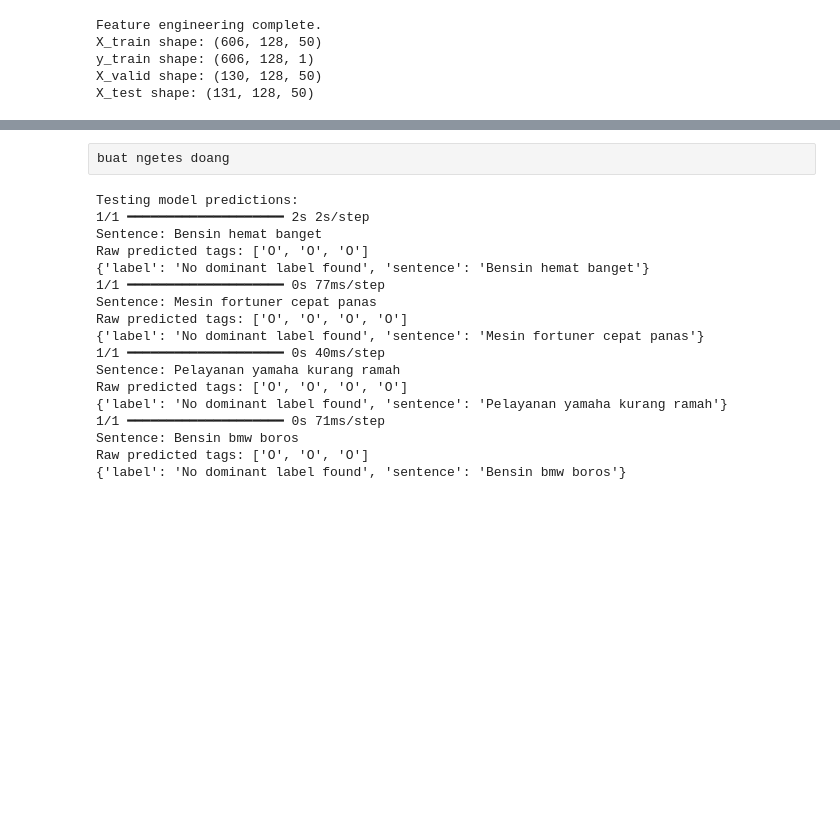
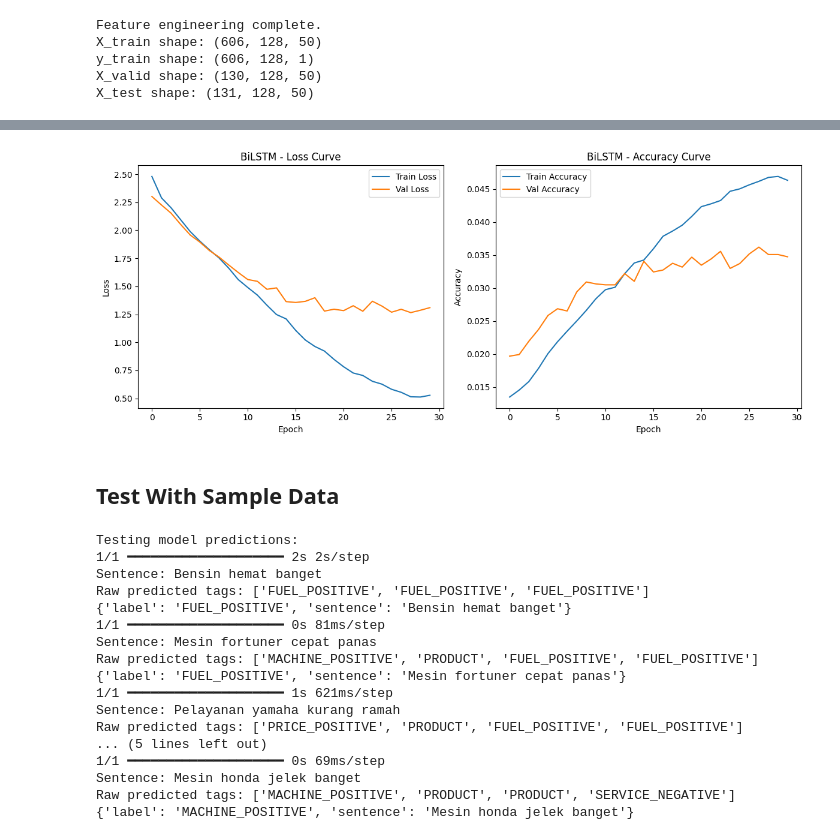
Before and after one commit to maripang98/text-classification-using-ner, a Jupyter notebook: Code_Projek_UAS_A_2.ipynb, the cells around one changed output, grey strips where cells are left out. Drawn from its saved outputs; the diff is of its cells as text; code cells hidden in the pictures; blank space fills up the shorter version.

Commit message:
perbaiki train model, and pipeline

```diff
--- a/Code_Projek_UAS_A_2.ipynb
+++ b/Code_Projek_UAS_A_2.ipynb
@@ -444,0 +450,8 @@ X_test shape: (131, 128, 50)
+# %%
+def masked_accuracy(y_true, y_pred):
+    y_pred_labels = tf.argmax(y_pred, axis=-1)
+    mask = tf.math.not_equal(y_true, 0)
+    matches = tf.cast(tf.equal(y_true, tf.cast(y_pred_labels, dtype=y_true.dtype)), dtype=tf.float32)
+    mask = tf.cast(mask, dtype=tf.float32)
+    matches *= mask
+    return tf.reduce_sum(matches) / tf.reduce_sum(mask)
@@ -445 +461,8 @@ X_test shape: (131, 128, 50)
+# %%
+def masked_sparse_categorical_crossentropy(y_true, y_pred):
+    mask = tf.cast(tf.not_equal(y_true, tag2idx['O']), dtype=tf.float32)
+
+    loss = tf.keras.losses.sparse_categorical_crossentropy(y_true, y_pred)
+    loss = loss * mask
+    return tf.reduce_sum(loss) / tf.reduce_sum(mask)
 # %% [markdown]
@@ -795,5 +588,27 @@ Epoch 3/20
-# %% [raw]
-buat ngetes doang
+# %%
+# Plot training history
+plt.figure(figsize=(12, 5))
+plt.subplot(1, 2, 1)
+plt.plot(history.history['loss'], label='Train Loss')
+plt.plot(history.history['val_loss'], label='Val Loss')
+plt.title('BiLSTM - Loss Curve')
+plt.xlabel('Epoch')
+plt.ylabel('Loss')
+plt.legend()
+plt.subplot(1, 2, 2)
+plt.plot(history.history['masked_accuracy'], label='Train Accuracy')
+plt.plot(history.history['val_masked_accuracy'], label='Val Accuracy')
+plt.title('BiLSTM - Accuracy Curve')
+plt.xlabel('Epoch')
+plt.ylabel('Accuracy')
+plt.legend()
+plt.tight_layout()
+plt.savefig("training_plot.png")
+plt.show()
+# %% [output]
+[figure, added]
+# %% [markdown]
+## Test With Sample Data
 # %%
 # Debug model predictions
 import tensorflow as tf
@@ -801,7 +616,13 @@ import numpy as np
 from tensorflow.keras.models import load_model
 
 # Load trained model
-model = load_model("best_bilstm_model.h5", compile=False)
+model = load_model(
+    "best_bilstm_model.keras",
+    custom_objects={
+        "masked_accuracy": masked_accuracy,
+        "masked_sparse_categorical_crossentropy": masked_sparse_categorical_crossentropy
+    }
+)
 
 # Preprocess text for prediction
 def preprocess_text(text, max_len=128):
@@ -842,7 +663,8 @@ test_sentences = [
     "Bensin hemat banget",
     "Mesin fortuner cepat panas",
     "Pelayanan yamaha kurang ramah",
-    "Bensin bmw boros"
+    "Bensin bmw boros",
+    "Mesin honda jelek banget"
 ]
 
 # Run predictions
@@ -854,17 +676,17 @@ for sentence in test_sentences:
 Testing model predictions:
 1/1 ━━━━━━━━━━━━━━━━━━━━ 2s 2s/step
 Sentence: Bensin hemat banget
-Raw predicted tags: ['O', 'O', 'O']
-{'label': 'No dominant label found', 'sentence': 'Bensin hemat banget'}
-1/1 ━━━━━━━━━━━━━━━━━━━━ 0s 77ms/step
+Raw predicted tags: ['FUEL_POSITIVE', 'FUEL_POSITIVE', 'FUEL_POSITIVE']
+{'label': 'FUEL_POSITIVE', 'sentence': 'Bensin hemat banget'}
+1/1 ━━━━━━━━━━━━━━━━━━━━ 0s 81ms/step
 Sentence: Mesin fortuner cepat panas
-Raw predicted tags: ['O', 'O', 'O', 'O']
-{'label': 'No dominant label found', 'sentence': 'Mesin fortuner cepat panas'}
-1/1 ━━━━━━━━━━━━━━━━━━━━ 0s 40ms/step
+Raw predicted tags: ['MACHINE_POSITIVE', 'PRODUCT', 'FUEL_POSITIVE', 'FUEL_POSITIVE']
+{'label': 'FUEL_POSITIVE', 'sentence': 'Mesin fortuner cepat panas'}
+1/1 ━━━━━━━━━━━━━━━━━━━━ 1s 621ms/step
 Sentence: Pelayanan yamaha kurang ramah
-Raw predicted tags: ['O', 'O', 'O', 'O']
-{'label': 'No dominant label found', 'sentence': 'Pelayanan yamaha kurang ramah'}
-1/1 ━━━━━━━━━━━━━━━━━━━━ 0s 71ms/step
-Sentence: Bensin bmw boros
-Raw predicted tags: ['O', 'O', 'O']
-{'label': 'No dominant label found', 'sentence': 'Bensin bmw boros'}
+Raw predicted tags: ['PRICE_POSITIVE', 'PRODUCT', 'FUEL_POSITIVE', 'FUEL_POSITIVE']
+... (5 lines left out)
+1/1 ━━━━━━━━━━━━━━━━━━━━ 0s 69ms/step
+Sentence: Mesin honda jelek banget
+Raw predicted tags: ['MACHINE_POSITIVE', 'PRODUCT', 'PRODUCT', 'SERVICE_NEGATIVE']
+{'label': 'MACHINE_POSITIVE', 'sentence': 'Mesin honda jelek banget'}
```
Also changed, not shown: parts of 18 cells of this notebook.
